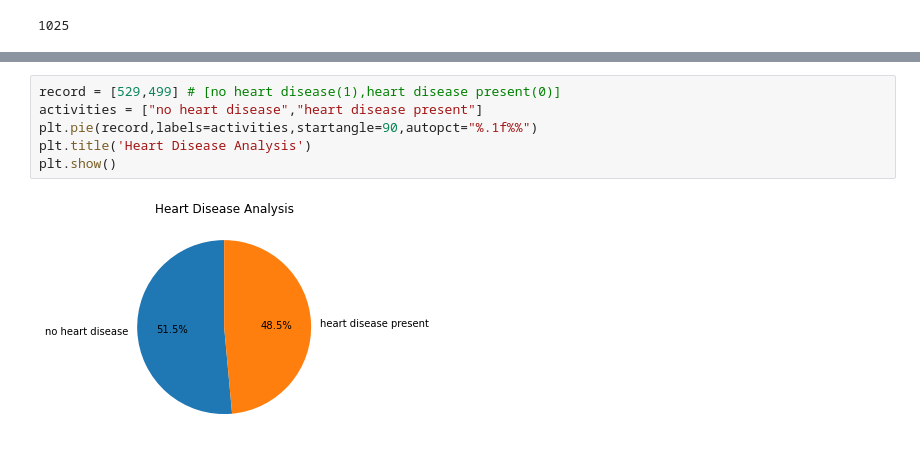
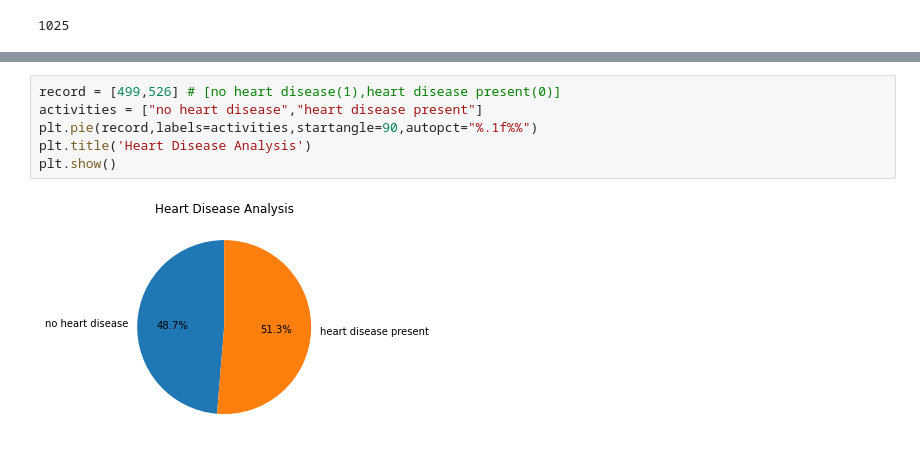
Before and after one commit to subhrapaladhi/Heart-Disease-Prediction, a Jupyter notebook: Data Visualisation.ipynb, the cells around one changed output, grey strips where cells are left out. Cells and saved outputs as stored; diff of their text form.

```diff
--- a/Data Visualisation.ipynb
+++ b/Data Visualisation.ipynb
@@ -39,8 +31,8 @@ sns.jointplot(x='sex',y='age',data=dataset)
 # %%
-record = [529,499] # [no heart disease(1),heart disease present(0)]
+record = [499,526] # [no heart disease(1),heart disease present(0)]
 activities = ["no heart disease","heart disease present"]
 plt.pie(record,labels=activities,startangle=90,autopct="%.1f%%")
 plt.title('Heart Disease Analysis')
 plt.show()
 # %% [output]
-[figure, old version]
+[figure, new version]
```
Also changed, not shown: parts of 12 cells of this notebook, 5 other files.
